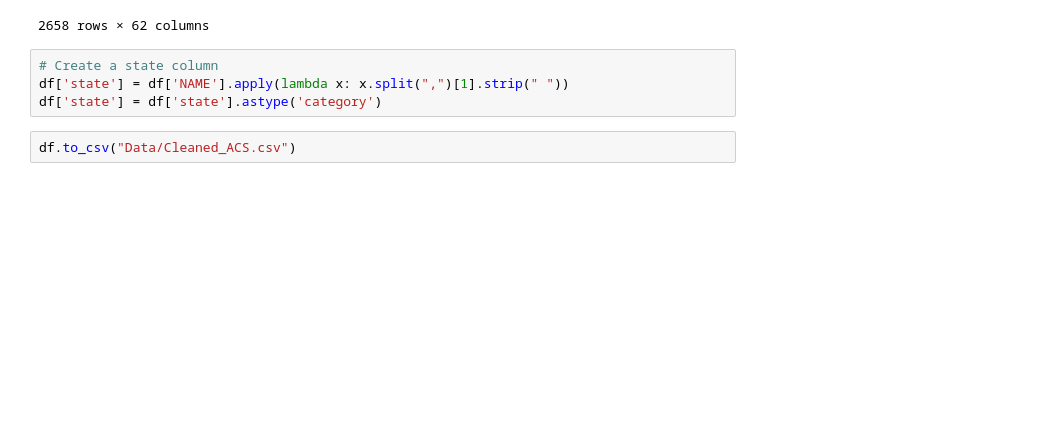
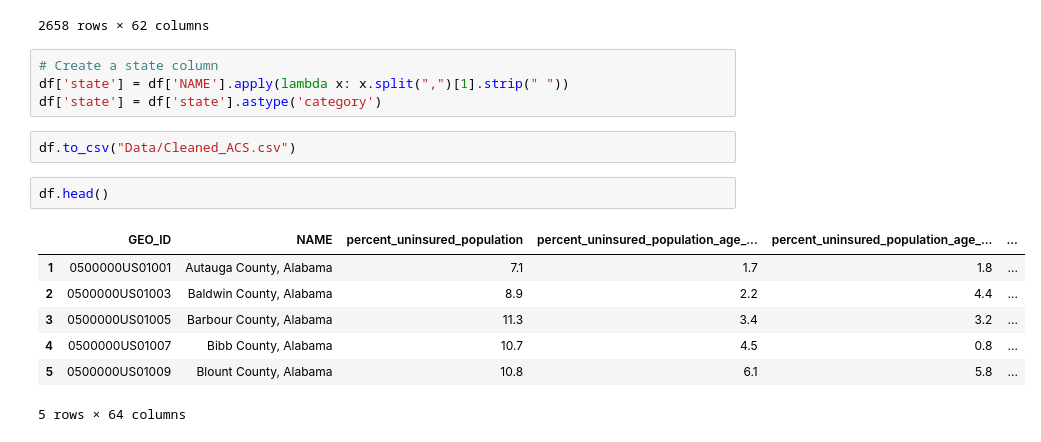
Before and after one commit to aortiz97-stack/New_Team_111, a Jupyter notebook: Data_Cleanup_ACS.ipynb, the cells around one changed output. Saved outputs shown, nothing was run; the diff lists cells and outputs as text; blank space fills up the shorter version.

```diff
--- a/Data_Cleanup_ACS.ipynb
+++ b/Data_Cleanup_ACS.ipynb
@@ -183,3 +183,13 @@ df['state'] = df['NAME'].apply(lambda x: x.split(",")[1].strip(" "))
 df['state'] = df['state'].astype('category')
 # %%
 df.to_csv("Data/Cleaned_ACS.csv")
+# %%
+df.head()
+# %% [output]
+|  | GEO_ID | NAME | percent_uninsured_population | percent_uninsured_population_age_... | percent_uninsured_population_age_... | ... |
+| 1 | 0500000US01001 | Autauga County, Alabama | 7.1 | 1.7 | 1.8 | ... |
+| 2 | 0500000US01003 | Baldwin County, Alabama | 8.9 | 2.2 | 4.4 | ... |
+| 3 | 0500000US01005 | Barbour County, Alabama | 11.3 | 3.4 | 3.2 | ... |
+| 4 | 0500000US01007 | Bibb County, Alabama | 10.7 | 4.5 | 0.8 | ... |
+| 5 | 0500000US01009 | Blount County, Alabama | 10.8 | 6.1 | 5.8 | ... |
+5 rows × 64 columns
```
Also changed, not shown: 15 other files.
